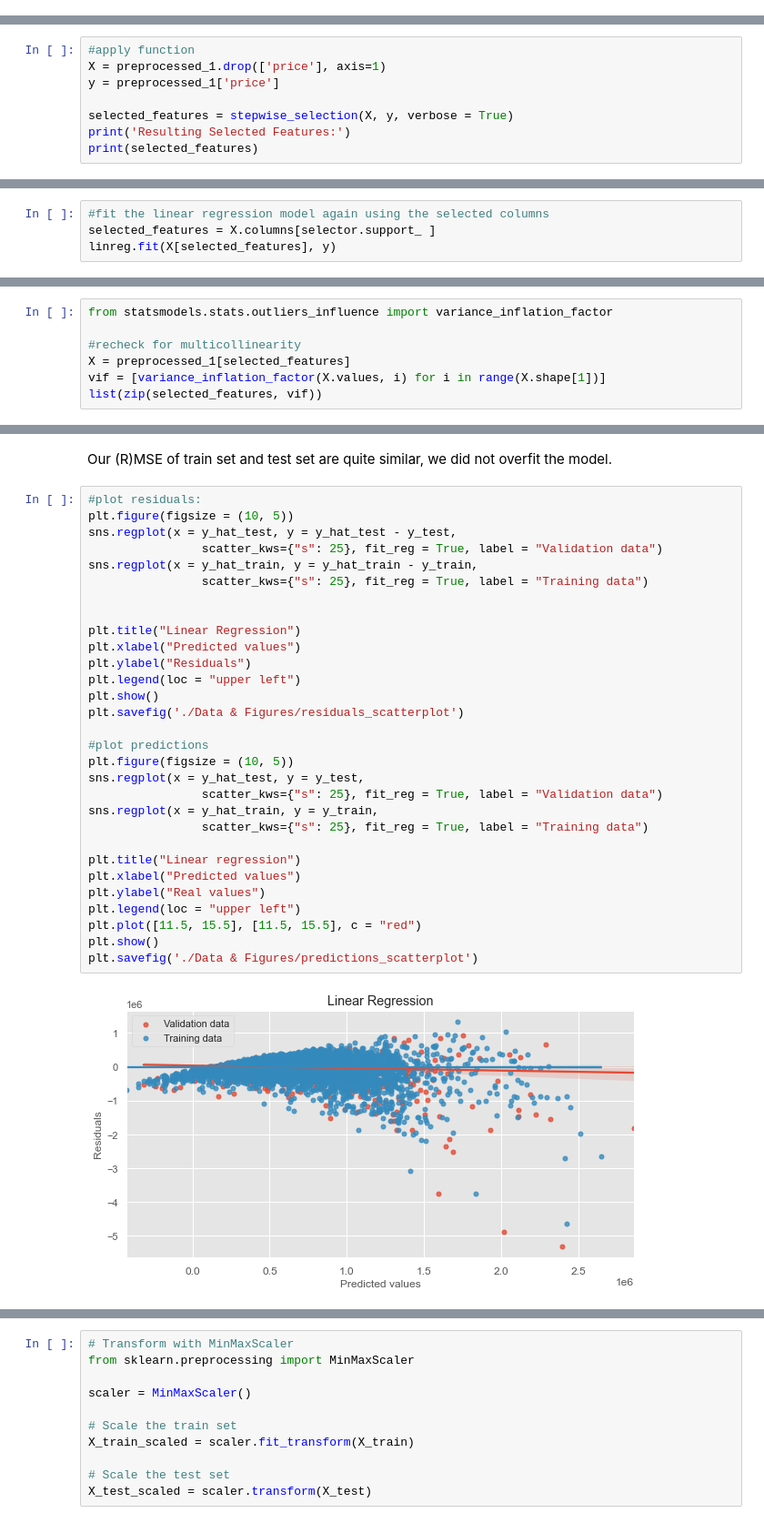
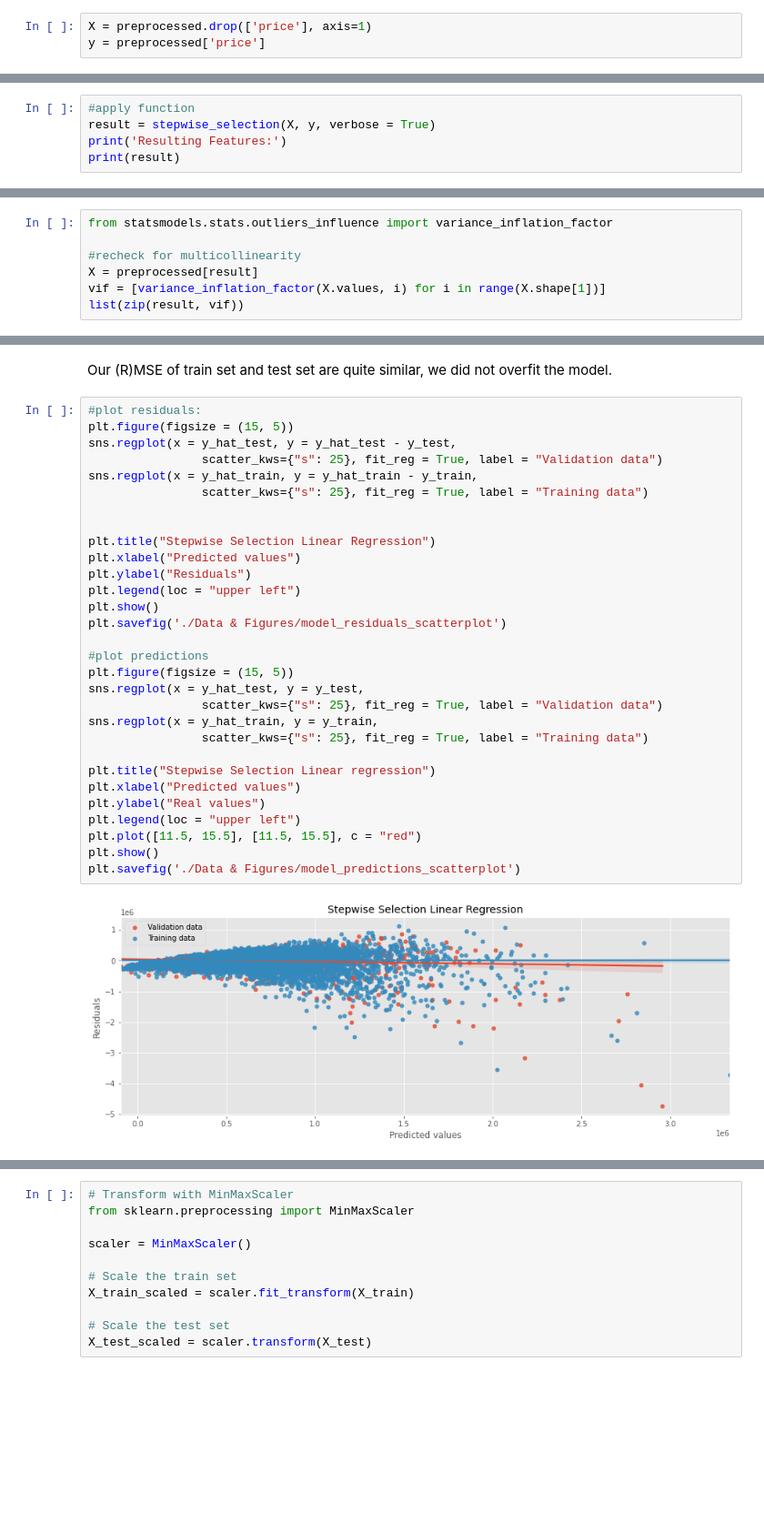
Before and after one commit to baotramduong/Portfolio_Project_Multivariate_Linear_Regression_King_County_Housing, a Jupyter notebook: Part II.A - Machine Learning.ipynb, the cells around one changed output, grey strips where cells are left out. Shown: that part at 91% size. Saved outputs shown, nothing was run; the diff lists cells and outputs as text; blank space fills up the shorter version.

```diff
--- a/Part II.A - Machine Learning.ipynb
+++ b/Part II.A - Machine Learning.ipynb
@@ -54,3 +62,6 @@ This part of the project includes:
+# %%
+X = preprocessed.drop(['price'], axis=1)
+y = preprocessed['price']
 # %% [markdown]
 ## Perform Stepwise Selection
 # %%
@@ -121,9 +118,6 @@ preprocessed_1 = clean[['price', 'sqft_lot', 'sqft_living15', 'sqft_lot15', 'age
 # %%
 #apply function
-X = preprocessed_1.drop(['price'], axis=1)
-y = preprocessed_1['price']
-
-selected_features = stepwise_selection(X, y, verbose = True)
-print('Resulting Selected Features:')
-print(selected_features)
+result = stepwise_selection(X, y, verbose = True)
+print('Resulting Features:')
+print(result)
 # %% [output]
@@ -260,4 +202,0 @@ plt.savefig('./Data & Figures/recursive_features_elimination')
-# %%
-#fit the linear regression model again using the selected columns
-selected_features = X.columns[selector.support_ ]
-linreg.fit(X[selected_features], y)
@@ -347,7 +206,7 @@ One recommendation is that if VIF is greater than 5, then the explanatory variab
 from statsmodels.stats.outliers_influence import variance_inflation_factor
 
 #recheck for multicollinearity
-X = preprocessed_1[selected_features]
+X = preprocessed[result]
 vif = [variance_inflation_factor(X.values, i) for i in range(X.shape[1])]
-list(zip(selected_features, vif))
+list(zip(result, vif))
 # %% [output]
@@ -540,34 +368,34 @@ print(test_mse)
 Our (R)MSE of train set and test set are quite similar, we  did not overfit the model.
 # %%
 #plot residuals:
-plt.figure(figsize = (10, 5))
+plt.figure(figsize = (15, 5))
 sns.regplot(x = y_hat_test, y = y_hat_test - y_test,
                 scatter_kws={"s": 25}, fit_reg = True, label = "Validation data")
 sns.regplot(x = y_hat_train, y = y_hat_train - y_train,
                 scatter_kws={"s": 25}, fit_reg = True, label = "Training data")
 
 
-plt.title("Linear Regression")
+plt.title("Stepwise Selection Linear Regression")
 plt.xlabel("Predicted values")
 plt.ylabel("Residuals")
 plt.legend(loc = "upper left")
 plt.show()
-plt.savefig('./Data & Figures/residuals_scatterplot')
+plt.savefig('./Data & Figures/model_residuals_scatterplot')
 
 #plot predictions
-plt.figure(figsize = (10, 5))
+plt.figure(figsize = (15, 5))
 sns.regplot(x = y_hat_test, y = y_test,
                 scatter_kws={"s": 25}, fit_reg = True, label = "Validation data")
 sns.regplot(x = y_hat_train, y = y_train,
                 scatter_kws={"s": 25}, fit_reg = True, label = "Training data")
 
-plt.title("Linear regression")
+plt.title("Stepwise Selection Linear regression")
 plt.xlabel("Predicted values")
 plt.ylabel("Real values")
 plt.legend(loc = "upper left")
 plt.plot([11.5, 15.5], [11.5, 15.5], c = "red")
 plt.show()
-plt.savefig('./Data & Figures/predictions_scatterplot')
+plt.savefig('./Data & Figures/model_predictions_scatterplot')
 # %% [output]
-[figure, old version]
+[figure, new version]
 <Figure size 432x288 with 0 Axes>
```
Also changed, not shown: parts of 79 cells of this notebook.
